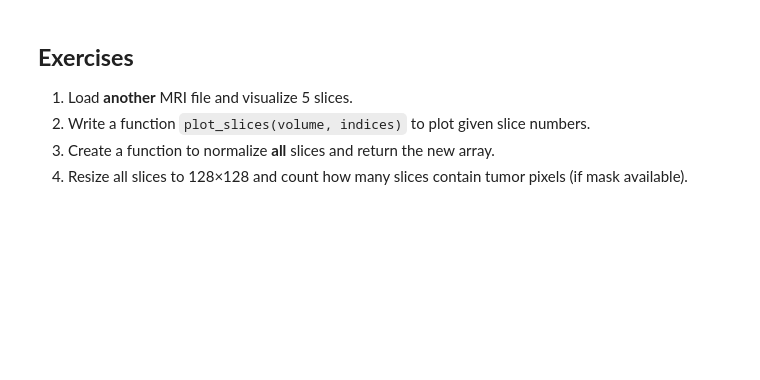
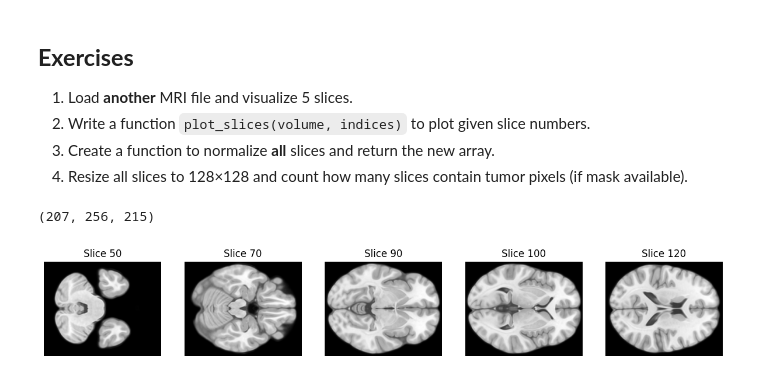
Before and after one commit to Srinivaspv846/Brain_Tumor_Segmentation_BCP, a Jupyter notebook: Week_2/Python_libraries/Nibabel/nibabel_basics.ipynb, the cells around one changed output. Cells and saved outputs as stored; diff of their text form; code cells hidden in the pictures; blank space fills up the shorter version.

```diff
--- a/Week_2/Python_libraries/Nibabel/nibabel_basics.ipynb
+++ b/Week_2/Python_libraries/Nibabel/nibabel_basics.ipynb
@@ -18,6 +21,6 @@ uploaded = files.upload()
 ## Load MRI File
 Nibabel loads the 3D MRI volume as a NumPy array.
 # %%
-file_path = list(uploaded.keys())[0]
+file_path = 'mni152.nii.gz'
 mri = nib.load(file_path).get_fdata()
 print('MRI Shape:', mri.shape)
@@ -60,5 +76,19 @@ plt.axis('off')
 # %%
 file = 'mni152.nii.gz'
 images = nib.load(file)
 data = images.get_fdata()
-print(data.shape())
+print(data.shape)
+#got (207, 256, 215)
+randomslice_indices = [50, 70, 90, 100, 120]
+
+plt.figure(figsize=(15, 5))
+for i, idx in enumerate(randomslice_indices):
+    plt.subplot(1, 5, i + 1)
+    # Using the 3rd dimension (axial view)
+    plt.imshow(data[:, :, idx], cmap='gray')
+    plt.title(f"Slice {idx}")
+    plt.axis('off')
+plt.show()
+# %% [output]
+(207, 256, 215)
+[figure, added]
```
Also changed, not shown: parts of 10 cells of this notebook.
